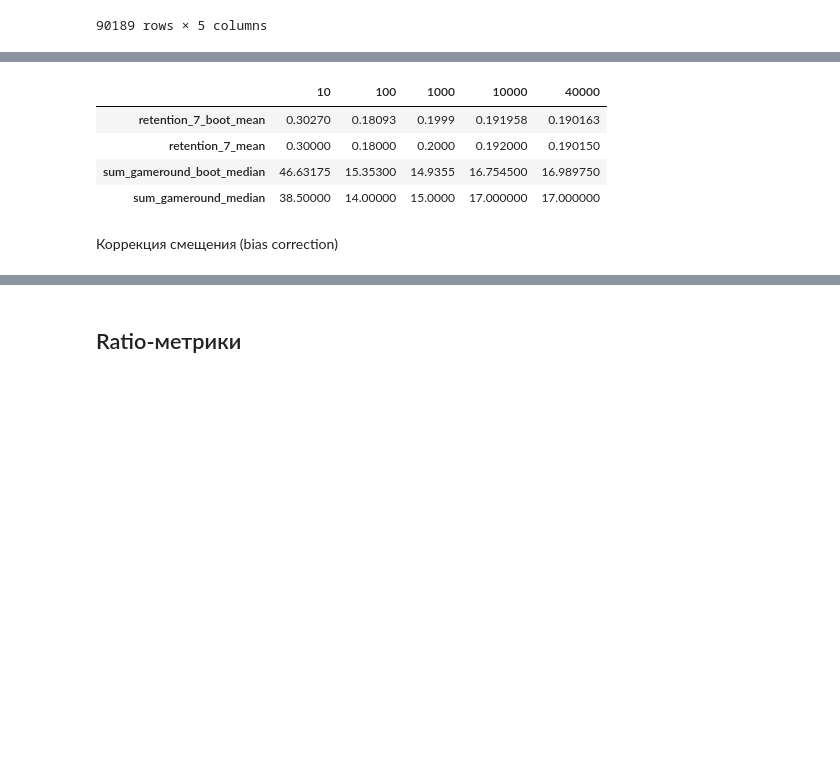
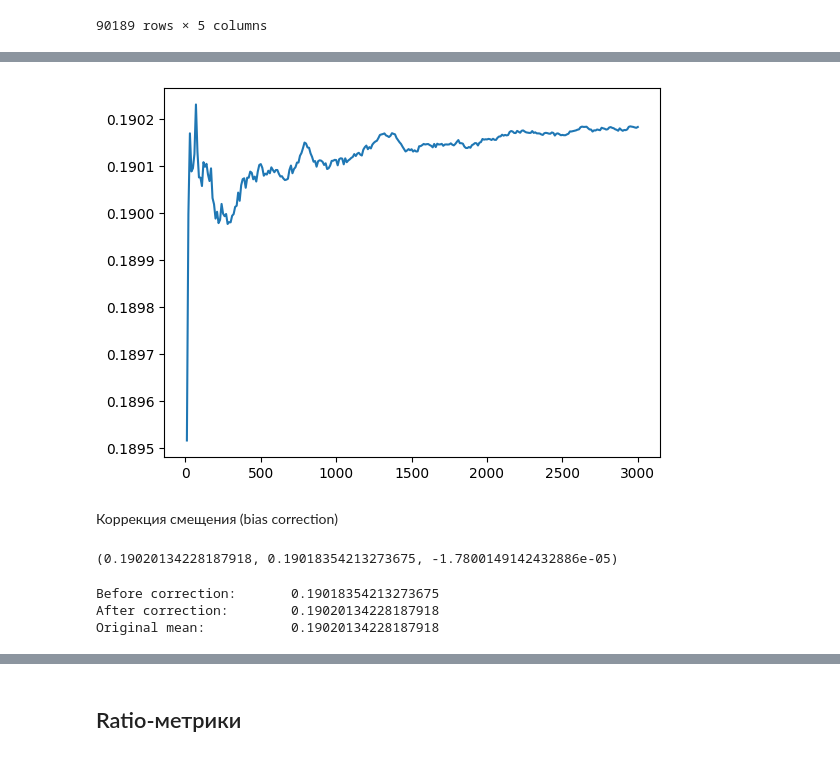
Before and after one commit to AlexJackalope/A-B-testing, a Jupyter notebook: 3-Bootstrapping-Ratio-Delta/classwork.ipynb, the cells around one changed output, grey strips where cells are left out. Cells and saved outputs as stored; diff of their text form; code cells hidden in the pictures; blank space fills up the shorter version.

```diff
--- a/3-Bootstrapping-Ratio-Delta/classwork.ipynb
+++ b/3-Bootstrapping-Ratio-Delta/classwork.ipynb
@@ -68,27 +107,17 @@ boot['diff'].plot(kind='density', ax=ax2)
-# %%
-sizes = [10, 100, 1000, 10000, 40000]
-boot = []
-
-for size in sizes:
-    subframe = gate_30[:size]
-    retention_mean = []
-    gamerounds_median = []
-    for i in range(iterations):
-        sample = subframe.sample(frac = 1, replace = True)
-        retention_mean.append(sample['retention_7'].mean())
-        gamerounds_median.append(sample['sum_gamerounds'].median())
-    boot.append([np.mean(retention_mean),
-                 subframe['retention_7'].mean(),
-                 np.mean(gamerounds_median),
-                 subframe['sum_gamerounds'].median()])
-
-pd.DataFrame(np.array(boot).T, columns=sizes, index=['retention_7_boot_mean', 'retention_7_mean', 'sum_gameround_boot_median', 'sum_gameround_median'])
-# %% [output]
-|  | 10 | 100 | 1000 | 10000 | 40000 |
-| retention_7_boot_mean | 0.30270 | 0.18093 | 0.1999 | 0.191958 | 0.190163 |
-| retention_7_mean | 0.30000 | 0.18000 | 0.2000 | 0.192000 | 0.190150 |
-| sum_gameround_boot_median | 46.63175 | 15.35300 | 14.9355 | 16.754500 | 16.989750 |
-| sum_gameround_median | 38.50000 | 14.00000 | 15.0000 | 17.000000 | 17.000000 |
+# %%
+sizes = []
+means = []
+
+size = 0
+for i in tqdm(range(len(boot_30_ret_mean) // 10)):
+    size += 10
+    sizes.append(size)
+    means.append(boot_30_ret_mean[:size].mean())
+
+plt.plot(sizes, means)
+plt.show()
+# %% [output]
+[figure, added]
 # %% [markdown]
 Коррекция смещения (bias correction)
 # %%
@@ -111 +136,8 @@ delta_val = boot_theta - orig_theta
+# %%
+orig_theta_ret = np.mean(gate_30['retention_7'])
+boot_theta_ret = np.mean(boot_30_ret_mean)
+delta_val_ret = boot_theta_ret - orig_theta_ret
+orig_theta_ret, boot_theta_ret, delta_val_ret
+# %% [output]
+(0.19020134228187918, 0.19018354213273675, -1.7800149142432886e-05)
 # %%
@@ -113,0 +145,8 @@ boot_corrected = [i - delta_val for i in boot_30_median['gate_30']]
+# %%
+print('Before correction:\t', boot_30_ret_mean['gate_30'].mean())
+print('After correction:\t', np.mean(ret_boot_corrected))
+print('Original mean:\t\t', gate_30['retention_7'].mean())
+# %% [output]
+Before correction:       0.19018354213273675
+After correction:        0.19020134228187918
+Original mean:           0.19020134228187918
```
Also changed, not shown: parts of 47 cells of this notebook, 1 other file.
